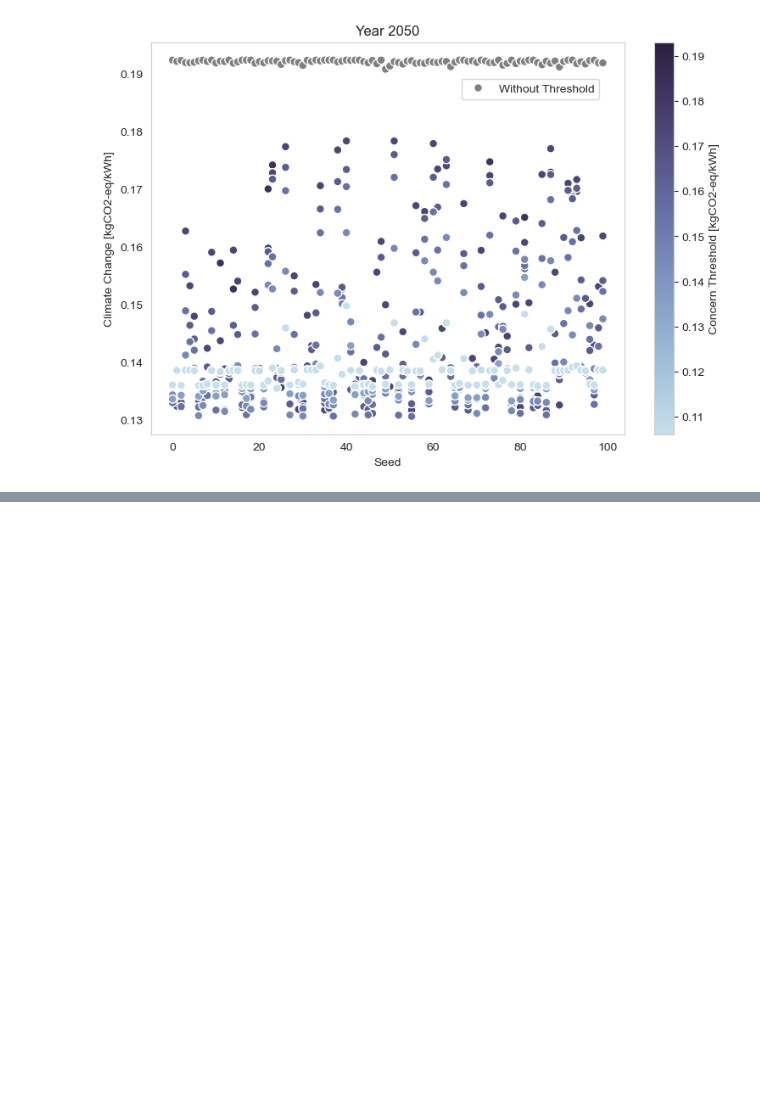
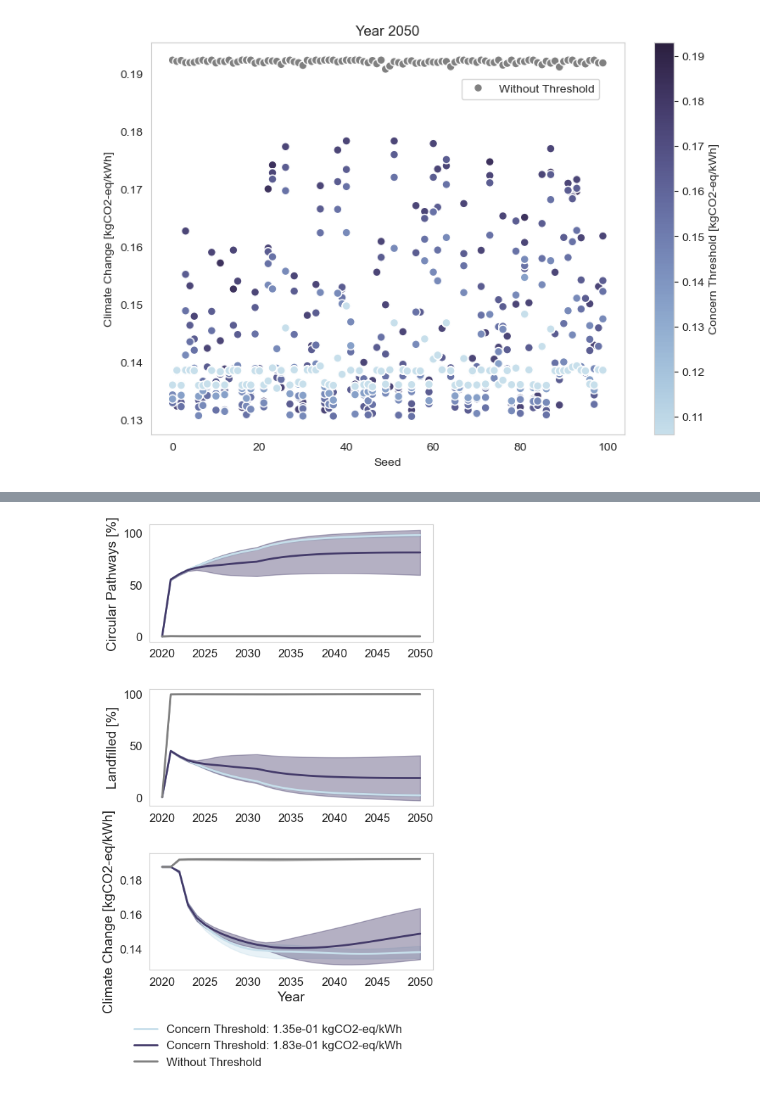
Before and after one commit to rivm-syso/PV-ABM-LCA, a Jupyter notebook: batch_visualize.ipynb, the cells around one changed output, grey strips where cells are left out. Drawn from its saved outputs; the diff is of its cells as text; code cells hidden in the pictures; blank space fills up the shorter version.

```diff
--- a/batch_visualize.ipynb
+++ b/batch_visualize.ipynb
@@ -581,0 +654,80 @@ Passing `palette` without assigning `hue` is deprecated and will be removed in v
+# %%
+import pandas as pd
+import seaborn as sns
+import matplotlib.pyplot as plt
+from matplotlib.lines import Line2D
+
+# Assuming results_df is already loaded and processed
+# results_df = pd.read_csv("path_to_your_results.csv")
+
+# Define the color palette
+color_palette = sns.color_palette("ch:s=.25,rot=-.25", as_cmap=True)
+
+sns.set_style("whitegrid")
+
+# Create subplots
+fig, axs = plt.subplots(3, 1, figsize=(5, 8))
+
+# Plot configurations
+plot_configs = [
+    {"y": "EoL - circular pathways_mean", "y_std": "EoL - circular pathways_std", "ylabel": "Circular Pathways [%]", "ax": axs[0]},
+    {"y": "EoL - landfilled_mean", "y_std": "EoL - landfilled_std","ylabel":"Landfilled [%]", "ax": axs[1]},
+    # {"y": "Cumulative impact_mean", "y_std": "Impact_std","xlabel": "Year", "ylabel": cumulative_impact, "ax": axs[2]},
+    {"y": "Impact count_mean", "y_std": "Impact count_std", "xlabel": "Year", "ylabel": impact_score, "ax": axs[2]},
+]
+
+# Normalize the threshold values
+unique_thresholds = np.sort(results_df['threshold_concern'].unique())
+norm = plt.Normalize(unique_thresholds.min(), unique_thresholds.max())
+
+# Create line plots with shaded areas for standard deviation
+for config in plot_configs:
+    for key, grp in results_df.groupby('threshold_concern'):
+        ax = config["ax"]
+        x = grp['Year']
+        y = grp[config["y"]]
+        y_std = grp[config["y_std"]]
+
+        # Set color based on whether the threshold is the maximum
+        if key == unique_thresholds.max():
+            color = "grey"
+        else:
+            color = color_palette(norm(key))
+
+        ax.plot(x, y, label=f'Threshold {key:.2e}', color=color, linewidth=2)
+        ax.fill_between(x, y - y_std, y + y_std, color=color, alpha=0.4)
+
+        ax.set(ylabel=config["ylabel"])
+        if "xlabel" in config:
+            ax.set(xlabel=config["xlabel"])
+
+# Remove grid
+for ax in axs.flat:
+    ax.grid(False)
+
+# Increase font sizes for better visibility
+for ax in axs.flat:
+    ax.title.set_fontsize(16)
+    ax.xaxis.label.set_fontsize(14)
+    ax.yaxis.label.set_fontsize(14)
+    ax.tick_params(axis='both', which='major', labelsize=12)
+
+# Adjust layout with tight_layout and specified hspace and wspace
+fig.tight_layout()
+plt.subplots_adjust(hspace=0.4, wspace=0.25, bottom=0.19)
+
+# Create custom legend entries for each threshold
+legend_elements = [Line2D([0], [0], color=color_palette(norm(threshold)), lw=2, label=f'Concern Threshold: {threshold:.2e} {unit}')
+                   for threshold in unique_thresholds if threshold != unique_thresholds.max()]
+legend_elements.append(Line2D([0], [0], color='grey', lw=2, label='Without Threshold'))
+
+# Add the custom legend to the figure
+fig.legend(handles=legend_elements, loc='lower center', fontsize=12, frameon=False, ncol=1)
+
+# Save the plot
+plt.savefig(f"results/{folder}/graphical_abstract.png", dpi=300)
+
+# Show the plot
+plt.show()
+# %% [output]
+[figure, added]
```
Also changed, not shown: parts of 15 cells of this notebook, 7 other files.
